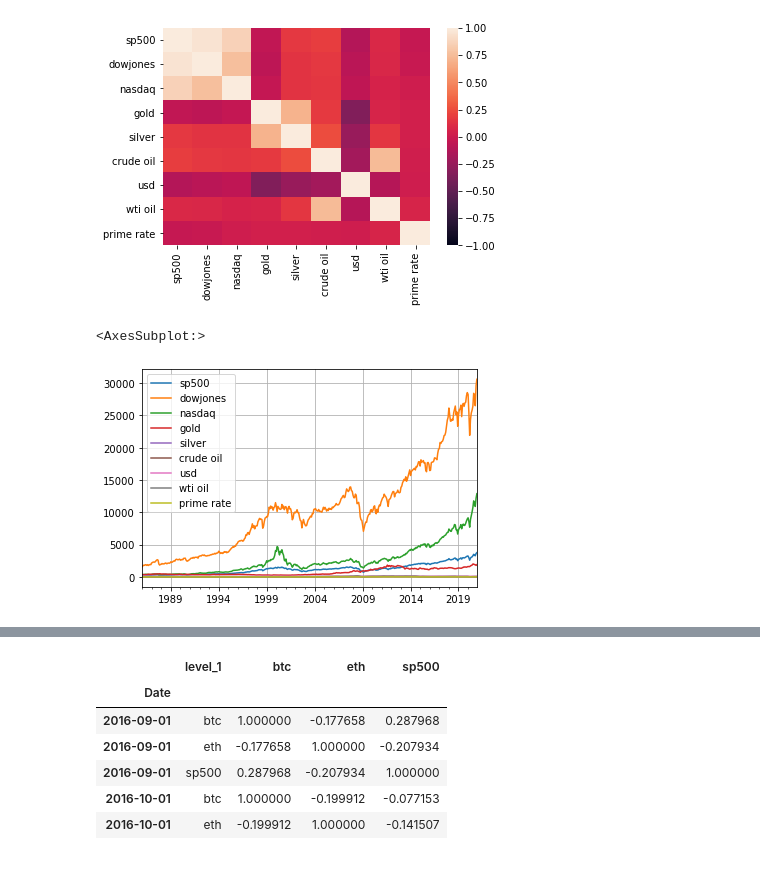
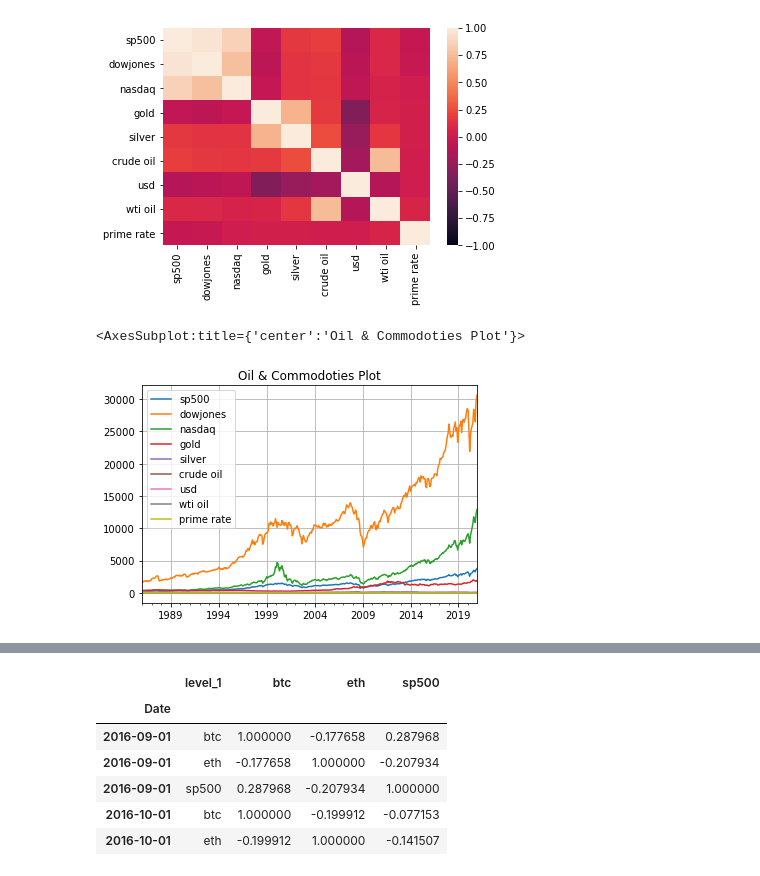
Before and after one commit to lfarlima/Monte-Carlo-Simulation, a Jupyter notebook: Project-01/Project1_master.ipynb, the cells around one changed output, grey strips where cells are left out. Saved outputs shown, nothing was run; the diff lists cells and outputs as text; code cells hidden in the pictures.

```diff
--- a/Project-01/Project1_master.ipynb
+++ b/Project-01/Project1_master.ipynb
@@ -30,7 +36,7 @@ df_crudeoil = pd.read_csv("DATA SOURCES/crudeoil_historical.csv", index_col="Dat
 wti_df = pd.read_csv("DATA SOURCES/Crude_Oil_WTI.csv", index_col ="DATE", infer_datetime_format = True, parse_dates = True)
 real_gdp = pd.read_csv("DATA SOURCES/Real_GDP_per_capita.csv",index_col='DATE', parse_dates=True, infer_datetime_format=True)
 ir_data = pd.read_csv("DATA SOURCES/Real_GDP_per_capita.csv",index_col='DATE', parse_dates=True, infer_datetime_format=True)
-inflation_data = pd.read_csv('DATA SOURCES/USA Inflation (Monthly) 1980-2020.csv',index_col='Date',infer_datetime_format=True, parse_dates=True)
+prime_data = pd.read_csv('DATA SOURCES/USA Inflation (Monthly) 1980-2020.csv',index_col='Date',infer_datetime_format=True, parse_dates=True)
 hpi_data = pd.read_csv('DATA SOURCES/USA HPI (All Transactions, Quarterly) Jan 1975-July 2020.csv', index_col=['DATE'],infer_datetime_format=True, parse_dates=True)
 # %%
 # set, pull and display data from YFinance
@@ -76,7 +82,7 @@ dxy_df.rename(columns={'Close':'usd'}, inplace= True)
 wti_df.rename(columns={'MCOILWTICO':'wti oil'}, inplace = True)
 real_gdp.rename(columns={"A939RX0Q048SBEA": "gdp"},inplace=True)
 ir_data.rename(columns={"A939RX0Q048SBEA": "interest rate"},inplace=True)
-inflation_data.rename(columns={"Inflation Rate":'prime rate'},inplace=True)
+prime_data.rename(columns={"Inflation Rate":'prime rate'},inplace=True)
 hpi_data.rename(columns={'USSTHPI':"house price index"},inplace=True)
 # %%
 # combine commodity datasets
@@ -100,7 +106,7 @@ memory usage: 16.9+ KB
 df_commodities = df_commodities.apply(lambda x: x.str.replace(",",""))
 df_commodities = df_commodities.astype('float')
 df_commodities.info()
-inflation_data['prime rate'] = inflation_data['prime rate'].astype('float')
+prime_data['prime rate'] = prime_data['prime rate'].astype('float')
 # %% [output]
 <class 'pandas.core.frame.DataFrame'>
 DatetimeIndex: 432 entries, 2021-01-01 to 1985-02-01
@@ -116,7 +122,7 @@ dtypes: float64(4)
 memory usage: 16.9 KB
 # %%
 # combine commodity df with oil datasets
-oil_commodities_sp500 = pd.concat([df_commodities,df_silver,df_crudeoil,dxy_df, wti_df,inflation_data],  join='inner',axis="columns")
+oil_commodities_sp500 = pd.concat([df_commodities,df_silver,df_crudeoil,dxy_df, wti_df,prime_data],  join='inner',axis="columns")
 oil_commodities_sp500.info()
 # %% [output]
 <class 'pandas.core.frame.DataFrame'>
@@ -197,7 +203,7 @@ sns.heatmap(oil_commodities_corr, vmin=-1, vmax=1)
 [figure]
 # %%
 oil_commodities_sp500.plot(y=['sp500', 'dowjones', 'nasdaq', 'gold', 'silver', 'crude oil', 'usd',
-       'wti oil','prime rate'],grid=True)
+       'wti oil','prime rate'],grid=True,title='Oil & Commodoties Plot')
 # %% [output]
-<AxesSubplot:>
+<AxesSubplot:title={'center':'Oil & Commodoties Plot'}>
-[figure, old version]
+[figure, new version]
```
Also changed, not shown: parts of 35 cells of this notebook, 8 other files.
